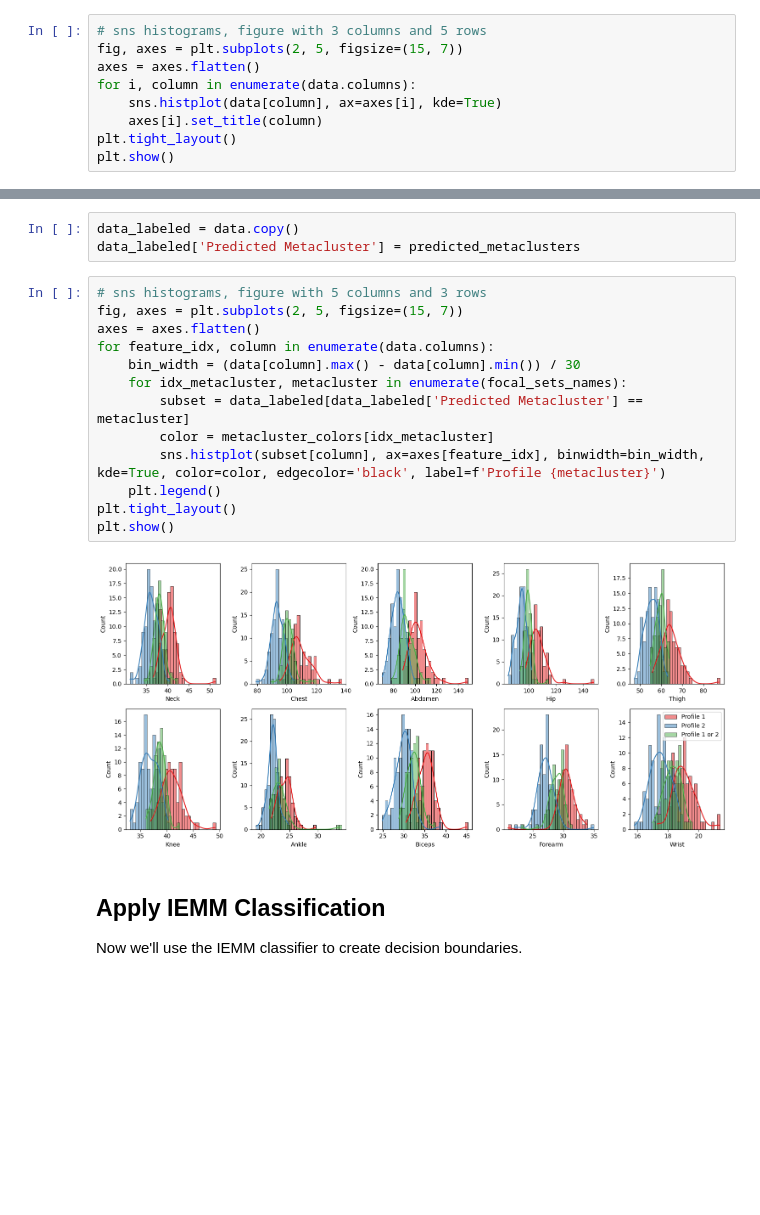
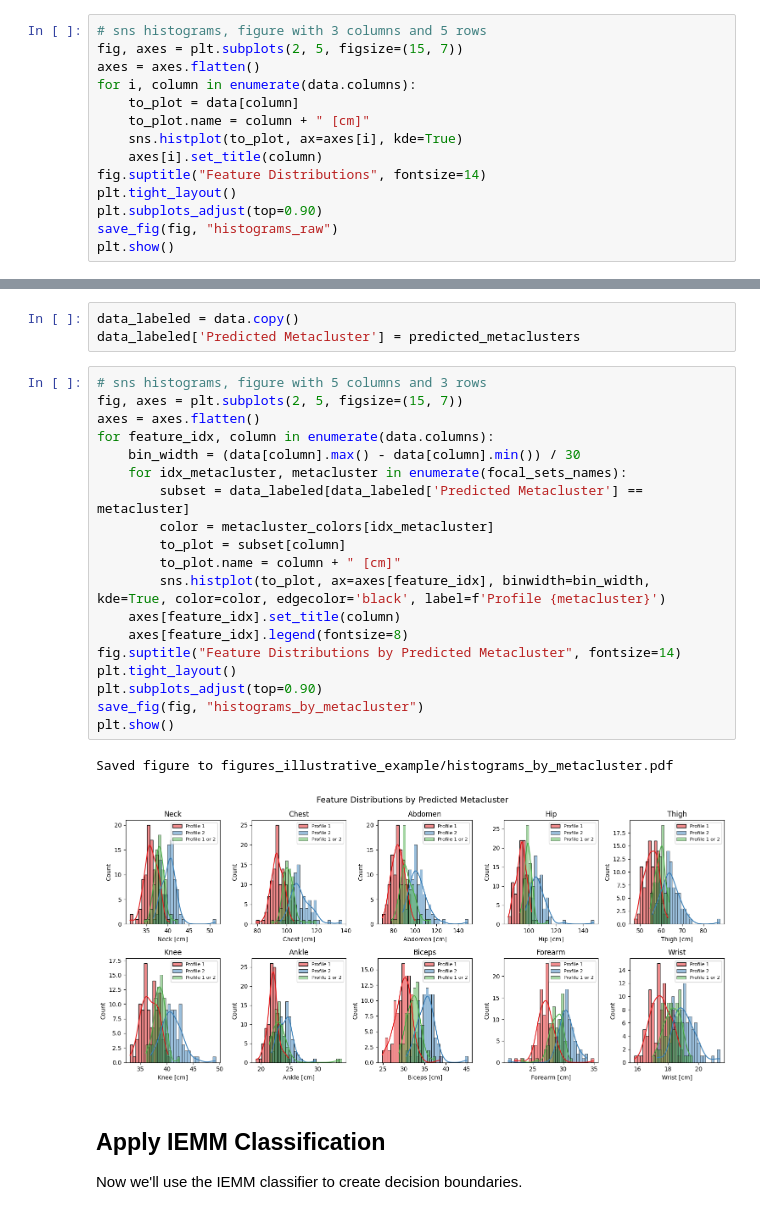
Before and after one commit to victorsouza89/iemm, a Jupyter notebook: experiments/illustrative_medical_example.ipynb, the cells around one changed output, grey strips where cells are left out. Saved outputs shown, nothing was run; the diff lists cells and outputs as text; blank space fills up the shorter version.

Commit message:
generated figures

```diff
--- a/experiments/illustrative_medical_example.ipynb
+++ b/experiments/illustrative_medical_example.ipynb
@@ -63,8 +94,13 @@ data
 fig, axes = plt.subplots(2, 5, figsize=(15, 7))
 axes = axes.flatten()
 for i, column in enumerate(data.columns):
-    sns.histplot(data[column], ax=axes[i], kde=True)
+    to_plot = data[column]
+    to_plot.name = column + " [cm]"
+    sns.histplot(to_plot, ax=axes[i], kde=True)
     axes[i].set_title(column)
+fig.suptitle("Feature Distributions", fontsize=14)
 plt.tight_layout()
+plt.subplots_adjust(top=0.90)
+save_fig(fig, "histograms_raw")
 plt.show()
 # %% [output]
@@ -143,18 +180,25 @@ data_labeled['Predicted Metacluster'] = predicted_metaclusters
 # %%
 # sns histograms, figure with 5 columns and 3 rows
 fig, axes = plt.subplots(2, 5, figsize=(15, 7))
 axes = axes.flatten()
 for feature_idx, column in enumerate(data.columns):
     bin_width = (data[column].max() - data[column].min()) / 30
     for idx_metacluster, metacluster in enumerate(focal_sets_names):
         subset = data_labeled[data_labeled['Predicted Metacluster'] == metacluster]
         color = metacluster_colors[idx_metacluster]
-        sns.histplot(subset[column], ax=axes[feature_idx], binwidth=bin_width, kde=True, color=color, edgecolor='black', label=f'Profile {metacluster}')
-    plt.legend()
+        to_plot = subset[column]
+        to_plot.name = column + " [cm]"
+        sns.histplot(to_plot, ax=axes[feature_idx], binwidth=bin_width, kde=True, color=color, edgecolor='black', label=f'Profile {metacluster}')
+    axes[feature_idx].set_title(column)
+    axes[feature_idx].legend(fontsize=8)
+fig.suptitle("Feature Distributions by Predicted Metacluster", fontsize=14)
 plt.tight_layout()
+plt.subplots_adjust(top=0.90)
+save_fig(fig, "histograms_by_metacluster")
 plt.show()
 # %% [output]
+Saved figure to figures_illustrative_example/histograms_by_metacluster.pdf
-[figure, old version]
+[figure, new version]
 # %% [markdown]
 ## Apply IEMM Classification
 
```
Also changed, not shown: parts of 6 cells of this notebook, 8 other files.
